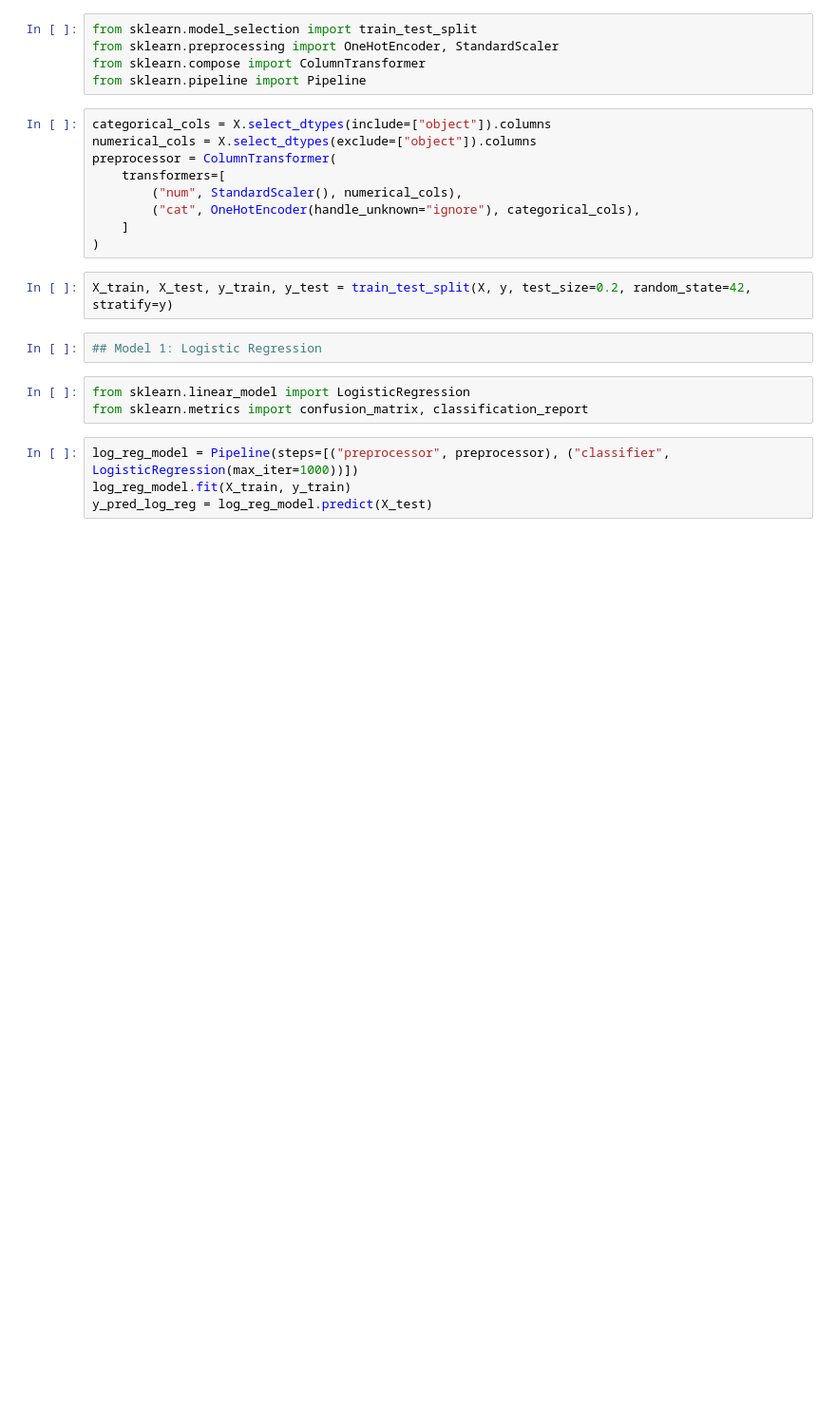
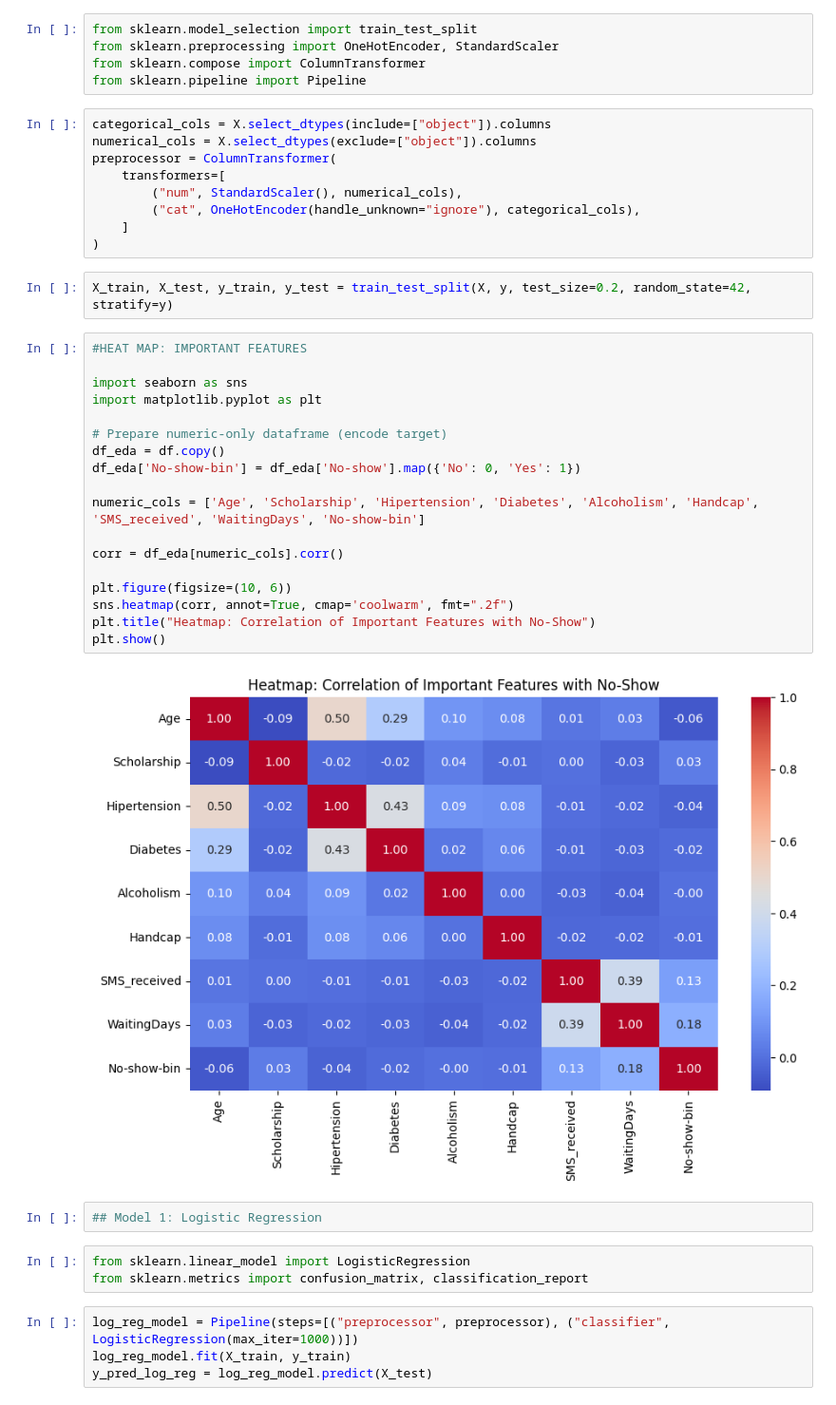
Before and after one commit to TathagatHarsh/medical_appointment_no_shows, a Jupyter notebook: churn_model.ipynb, the cells around one changed output. Shown at 95% size. Cells and saved outputs as stored; diff of their text form; blank space fills up the shorter version.

```diff
--- a/churn_model.ipynb
+++ b/churn_model.ipynb
@@ -96,6 +96,26 @@ preprocessor = ColumnTransformer(
 )
 # %%
 X_train, X_test, y_train, y_test = train_test_split(X, y, test_size=0.2, random_state=42, stratify=y)
+# %%
+#HEAT MAP: IMPORTANT FEATURES
+
+import seaborn as sns
+import matplotlib.pyplot as plt
+
+# Prepare numeric-only dataframe (encode target)
+df_eda = df.copy()
+df_eda['No-show-bin'] = df_eda['No-show'].map({'No': 0, 'Yes': 1})
+
+numeric_cols = ['Age', 'Scholarship', 'Hipertension', 'Diabetes', 'Alcoholism', 'Handcap', 'SMS_received', 'WaitingDays', 'No-show-bin']
+
+corr = df_eda[numeric_cols].corr()
+
+plt.figure(figsize=(10, 6))
+sns.heatmap(corr, annot=True, cmap='coolwarm', fmt=".2f")
+plt.title("Heatmap: Correlation of Important Features with No-Show")
+plt.show()
+# %% [output]
+[figure, added]
 # %%
 ## Model 1: Logistic Regression
 # %%
```
Also changed, not shown: parts of 4 cells of this notebook.
